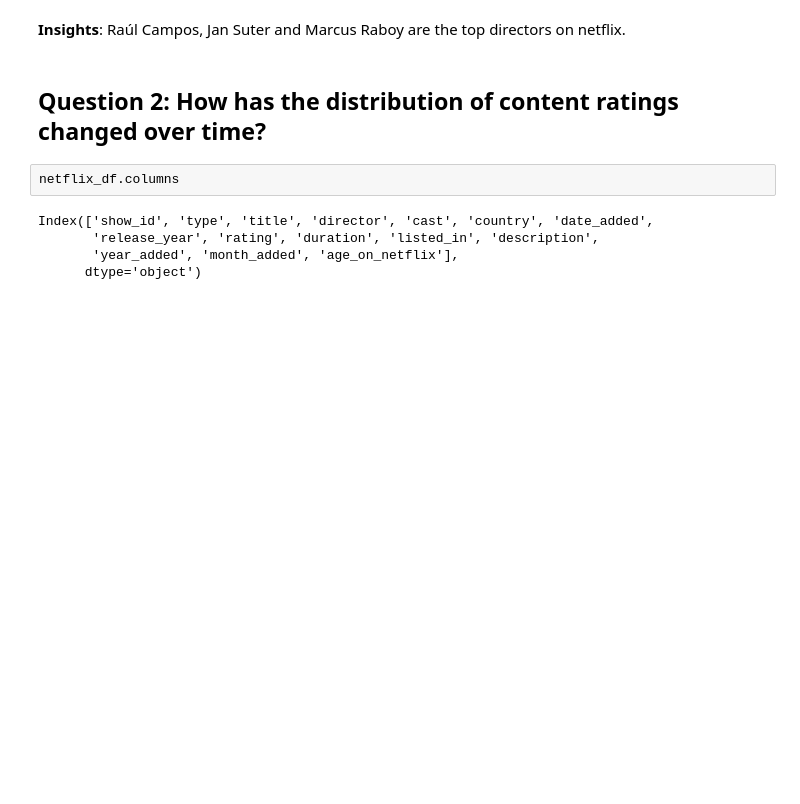
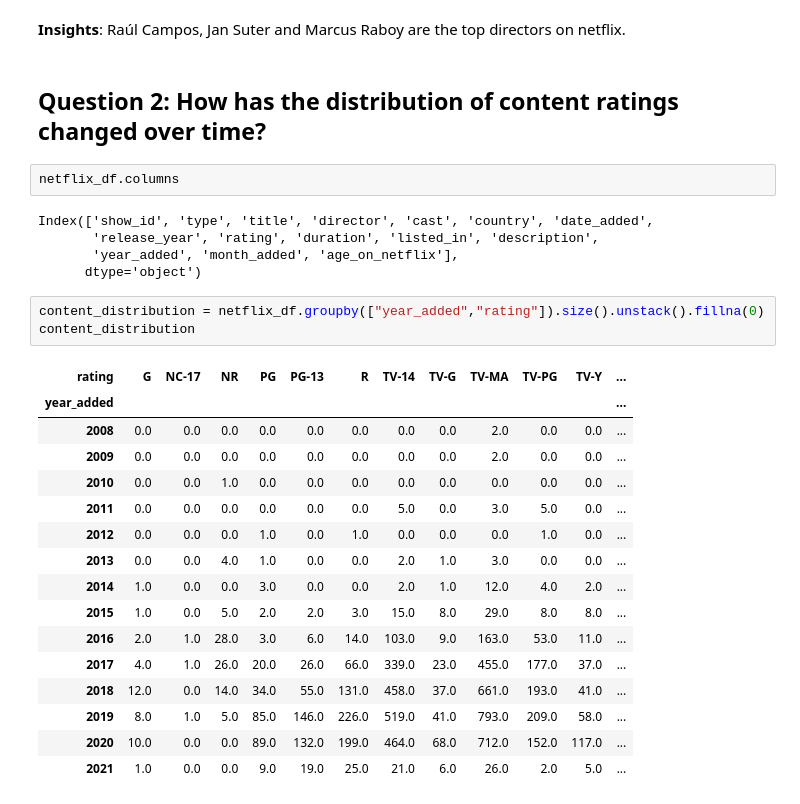
Before and after one commit to Yashtiii/Netflix-Content-Strategy, a Jupyter notebook: Netflix's_content_strategy.ipynb, the cells around one changed output. Cells and saved outputs as stored; diff of their text form; blank space fills up the shorter version.

```diff
--- a/Netflix's_content_strategy.ipynb
+++ b/Netflix's_content_strategy.ipynb
@@ -855,4 +855,24 @@ Index(['show_id', 'type', 'title', 'director', 'cast', 'country', 'date_added',
        'release_year', 'rating', 'duration', 'listed_in', 'description',
        'year_added', 'month_added', 'age_on_netflix'],
       dtype='object')
+# %%
+content_distribution = netflix_df.groupby(["year_added","rating"]).size().unstack().fillna(0)
+content_distribution
+# %% [output]
+| rating | G | NC-17 | NR | PG | PG-13 | R | TV-14 | TV-G | TV-MA | TV-PG | TV-Y | ... |
+| year_added |  |  |  |  |  |  |  |  |  |  |  | ... |
+| 2008 | 0.0 | 0.0 | 0.0 | 0.0 | 0.0 | 0.0 | 0.0 | 0.0 | 2.0 | 0.0 | 0.0 | ... |
+| 2009 | 0.0 | 0.0 | 0.0 | 0.0 | 0.0 | 0.0 | 0.0 | 0.0 | 2.0 | 0.0 | 0.0 | ... |
+| 2010 | 0.0 | 0.0 | 1.0 | 0.0 | 0.0 | 0.0 | 0.0 | 0.0 | 0.0 | 0.0 | 0.0 | ... |
+| 2011 | 0.0 | 0.0 | 0.0 | 0.0 | 0.0 | 0.0 | 5.0 | 0.0 | 3.0 | 5.0 | 0.0 | ... |
+| 2012 | 0.0 | 0.0 | 0.0 | 1.0 | 0.0 | 1.0 | 0.0 | 0.0 | 0.0 | 1.0 | 0.0 | ... |
+| 2013 | 0.0 | 0.0 | 4.0 | 1.0 | 0.0 | 0.0 | 2.0 | 1.0 | 3.0 | 0.0 | 0.0 | ... |
+| 2014 | 1.0 | 0.0 | 0.0 | 3.0 | 0.0 | 0.0 | 2.0 | 1.0 | 12.0 | 4.0 | 2.0 | ... |
+| 2015 | 1.0 | 0.0 | 5.0 | 2.0 | 2.0 | 3.0 | 15.0 | 8.0 | 29.0 | 8.0 | 8.0 | ... |
+| 2016 | 2.0 | 1.0 | 28.0 | 3.0 | 6.0 | 14.0 | 103.0 | 9.0 | 163.0 | 53.0 | 11.0 | ... |
+| 2017 | 4.0 | 1.0 | 26.0 | 20.0 | 26.0 | 66.0 | 339.0 | 23.0 | 455.0 | 177.0 | 37.0 | ... |
+| 2018 | 12.0 | 0.0 | 14.0 | 34.0 | 55.0 | 131.0 | 458.0 | 37.0 | 661.0 | 193.0 | 41.0 | ... |
+| 2019 | 8.0 | 1.0 | 5.0 | 85.0 | 146.0 | 226.0 | 519.0 | 41.0 | 793.0 | 209.0 | 58.0 | ... |
+| 2020 | 10.0 | 0.0 | 0.0 | 89.0 | 132.0 | 199.0 | 464.0 | 68.0 | 712.0 | 152.0 | 117.0 | ... |
+| 2021 | 1.0 | 0.0 | 0.0 | 9.0 | 19.0 | 25.0 | 21.0 | 6.0 | 26.0 | 2.0 | 5.0 | ... |
 # %%
```
Also changed, not shown: parts of 6 cells of this notebook.
